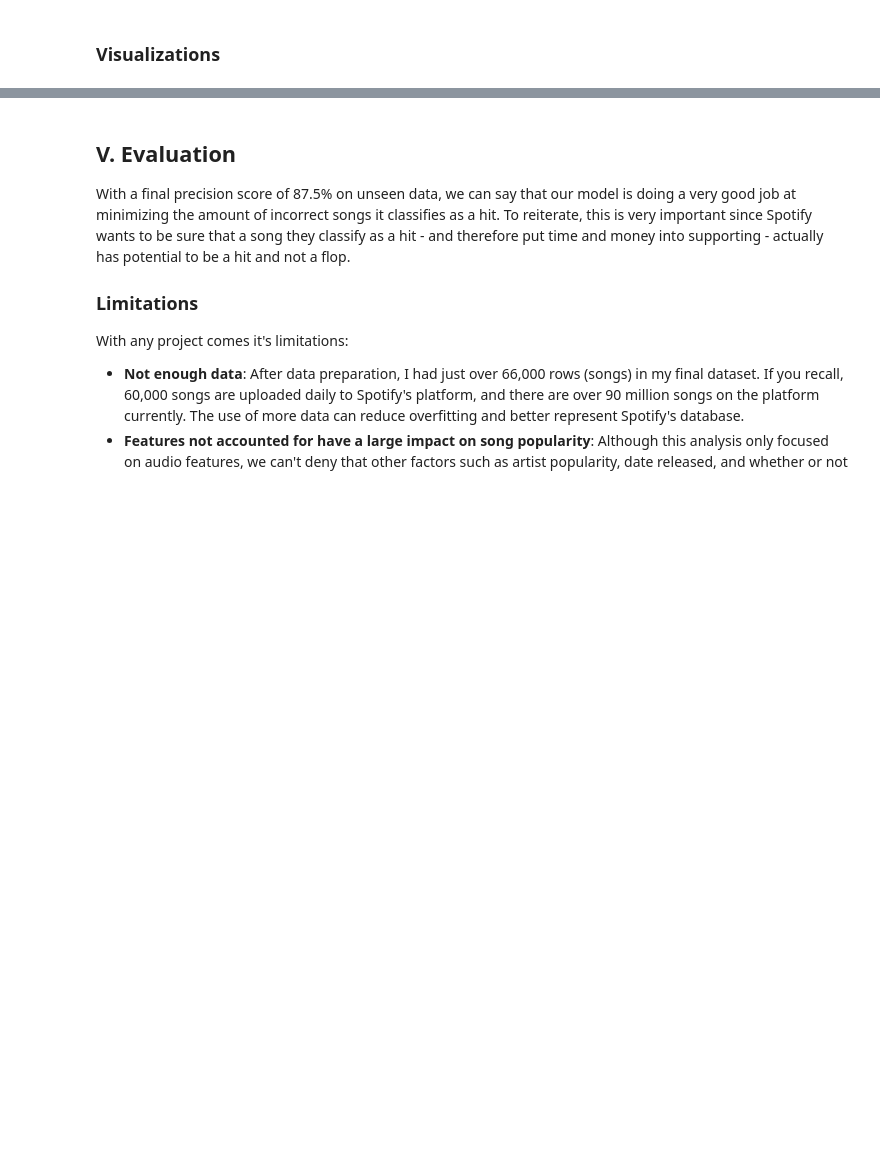
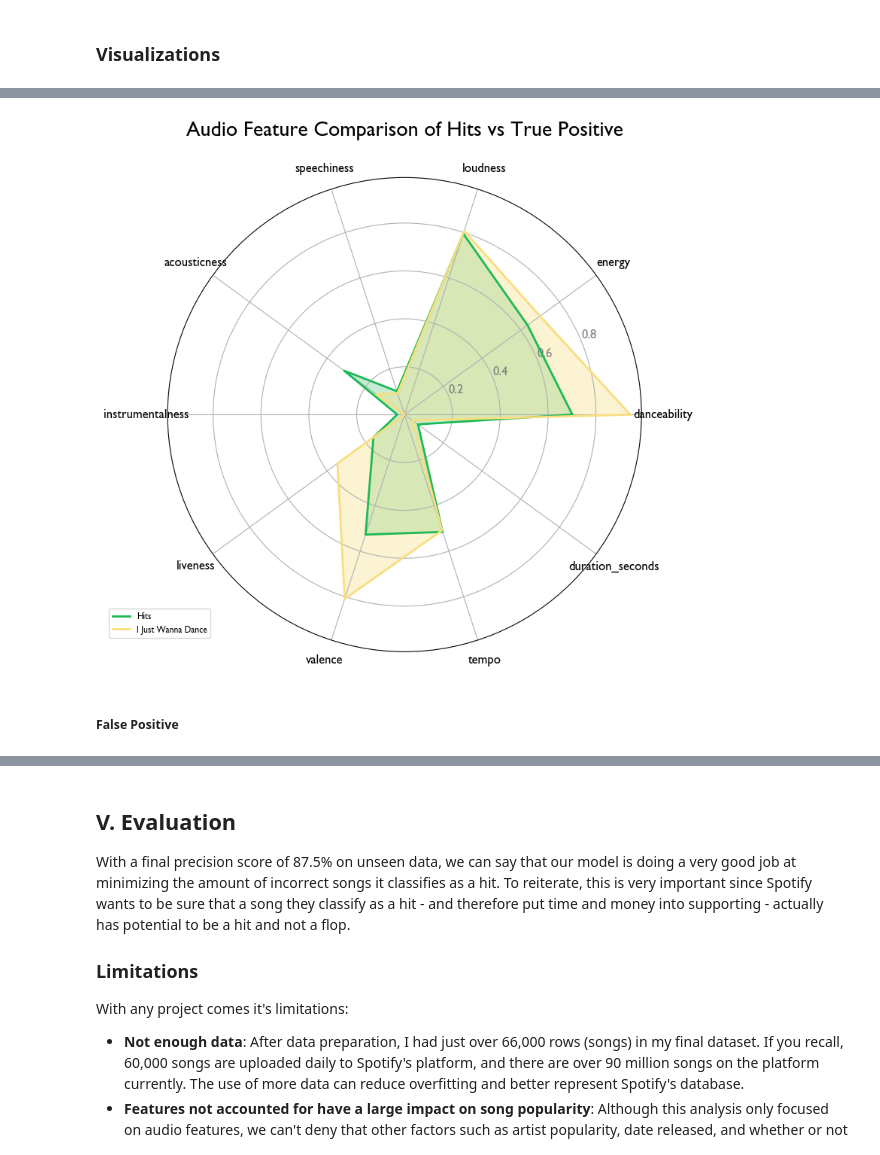
Before and after one commit to dermothethird/Spotify_Hit_Prediction, a Jupyter notebook: Final_Notebook.ipynb, the cells around one changed output, grey strips where cells are left out. Saved outputs shown, nothing was run; the diff lists cells and outputs as text; code cells hidden in the pictures; blank space fills up the shorter version.

```diff
--- a/Final_Notebook.ipynb
+++ b/Final_Notebook.ipynb
@@ -74,6 +74,10 @@ df[df['popularity'] == 0].shape
 # %%
 # Drop columns from popularity column with values of 0
 df = df[df.popularity != 0]
+# %%
+# Reset the index
+df.reset_index(inplace=True)
+df.drop(['index'], axis=1, inplace=True)
 # %% [markdown]
 ## II. Data Understanding
 # %% [markdown]
@@ -1074,0 +1129,58 @@ Our model gave us a precision score of 87.5% on unseen data. Compared to our cro
+# %%
+# Create a Radar chart using matplotlib
+
+# Set data
+# Convert column names into a list
+categories = list(df_radar_hit.columns)
+# number of categories
+N = len(categories)
+
+# Create a list with the average of all features
+value_hit = list(df_radar_hit.mean())
+value_tp = list(df_radar_hit.iloc[15])
+
+# Repeat first value to close the circle
+# The plot is a circle, so we need to "complete the loop" and append the start value to the end
+value_hit+=value_hit[:1]
+value_tp+=value_tp[:1]
+
+# Calculate angle for each category
+angles=[n/float(N)*2*pi for n in range(N)]
+angles+=angles[:1]
+
+# Plot
+fig = plt.figure(figsize=(18,18))
+ax = fig.add_subplot(221, polar=True)
+
+#Plot 1 - Hits
+ax.plot(angles, value_hit,  linewidth=2, label="Hits", color='#1DB954')
+ax.fill(angles, value_hit, alpha=0.25, facecolor='#1DB954')
+
+#Plot 2 - TP
+ax.plot(angles, value_tp, linewidth=2, label = "I Just Wanna Dance", color='#F8DE7E')
+ax.fill(angles, value_tp, alpha=0.35, facecolor='#F8DE7E')
+
+ax.set_title('Audio Feature Comparison of Hits vs True Positive', size=20, pad=40)
+ax.grid(True)
+
+# Add legend
+plt.legend(loc='upper right', bbox_to_anchor=(0.1, 0.1), fontsize='small')
+
+# Add axis ticks
+plt.xticks(angles[:-1],categories, size=12)
+ax.tick_params(axis='x', which='major', pad=10)
+plt.yticks(color='grey',size=12)
+
+
+# Create a color palette:
+plt.cm.get_cmap("Set2", len(df_radar_hit.index))
+
+# Save Figure
+plt.savefig('./Visuals/TruePositive_Radar_Chart.png', bbox_inches='tight',transparent=True)
+
+# Show Figure
+plt.show();
+# %% [output]
+[figure, added]
+# %% [markdown]
+##### False Positive
```
Also changed, not shown: parts of 38 cells of this notebook, 8 other files.
